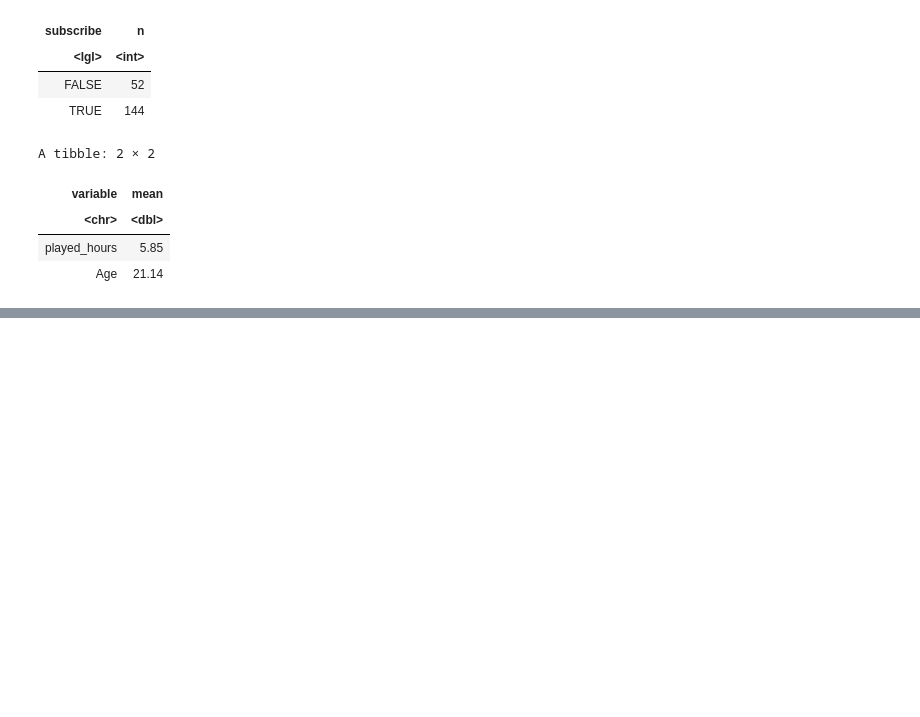
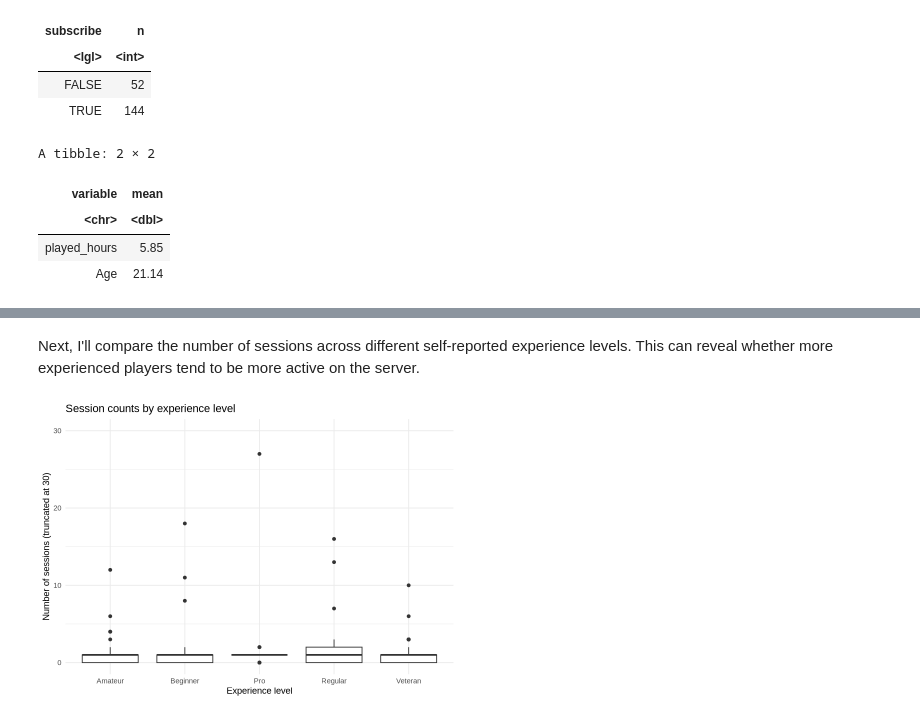
Before and after one commit to Elijah-Lal/Individual-Project-Planning-Stage, a Jupyter notebook: Individual.ipynb, the cells around one changed output, grey strips where cells are left out. Cells and saved outputs as stored; diff of their text form; code cells hidden in the pictures; blank space fills up the shorter version.

```diff
--- a/Individual.ipynb
+++ b/Individual.ipynb
@@ -221,0 +238,14 @@ A tibble: 2 × 2
+# %% [markdown]
+Next, I'll compare the number of sessions across different self-reported experience levels. This can reveal whether more experienced players tend to be more active on the server.
+# %%
+ggplot(players_joined, aes(x = experience, y = n_sessions)) +
+  geom_boxplot() +
+  coord_cartesian(ylim = c(0, 30)) +
+  labs(
+    title = "Session counts by experience level",
+    x = "Experience level",
+    y = "Number of sessions (truncated at 30)"
+  ) +
+  theme_minimal()
+# %% [output]
+[figure, added]
```
Also changed, not shown: parts of 6 cells of this notebook.
